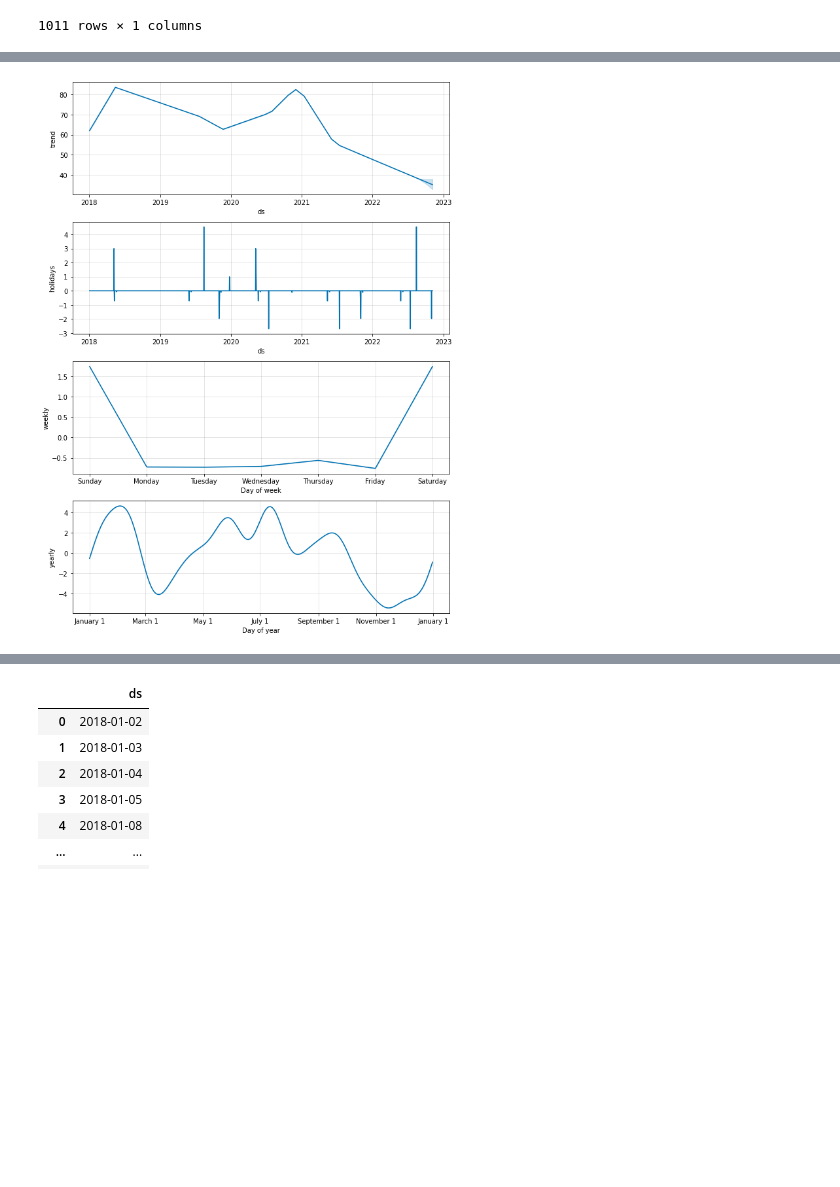
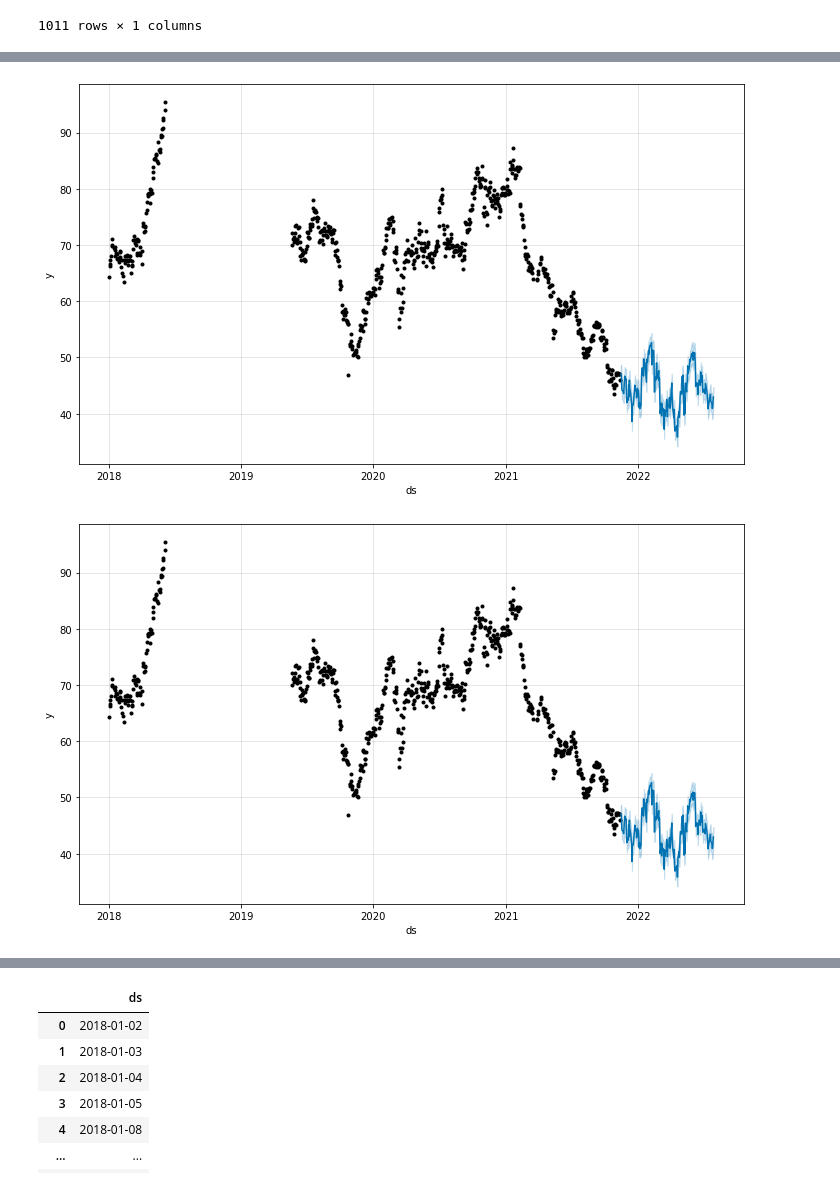
Before and after one commit to Project-Jedha-2022/Stock_Prediction, a Jupyter notebook: notebooks/test_prophet.ipynb, the cells around one changed output, grey strips where cells are left out. Cells and saved outputs as stored; diff of their text form; code cells hidden in the pictures; blank space fills up the shorter version.

```diff
--- a/notebooks/test_prophet.ipynb
+++ b/notebooks/test_prophet.ipynb
@@ -85,4 +119,15 @@ fig2 = model.plot_components(forecast)
 # %%
 model = Prophet()
 model.add_country_holidays(country_name='FR')
-model.fit(p_df)
+
+model.add_regressor('SMA_15')
+model.add_regressor('Stochastic_15')
+model.add_regressor('Stochastic_Ratio')
+model.add_regressor('price_pct_variation')
+model.add_regressor('volume')
+model.add_regressor('title_vader_compound')
+
+p_df = df[['date', 'SMA_15', 'Stochastic_15', 'Stochastic_Ratio', 'price_pct_variation', 'volume', 'title_vader_compound', 'close']]
+p_df.columns = ['ds', 'SMA_15', 'Stochastic_15', 'Stochastic_Ratio', 'price_pct_variation', 'volume', 'title_vader_compound', 'y']
+
+# model.fit(p_df)
@@ -93,4 +134,10 @@ model.fit(p_df)
 # %%
-forecast = model.predict(future)
-fig = model.plot_components(forecast)
+train_size = int(0.8 * len(df))
+p_df = p_df.rename(columns = {"date": "ds"})
+X_train = p_df.iloc[:train_size, :]
+X_test = p_df.iloc[train_size:, :]
+
+model.fit(X_train)
+forecast = model.predict(X_test)
+model.plot(forecast)
 # %% [output]
@@ -97,2 +146,3 @@ fig = model.plot_components(forecast)
-[figure, old version]
+[figure, new version]
+[figure, added]
 # %%
```
Also changed, not shown: parts of 28 cells of this notebook.
